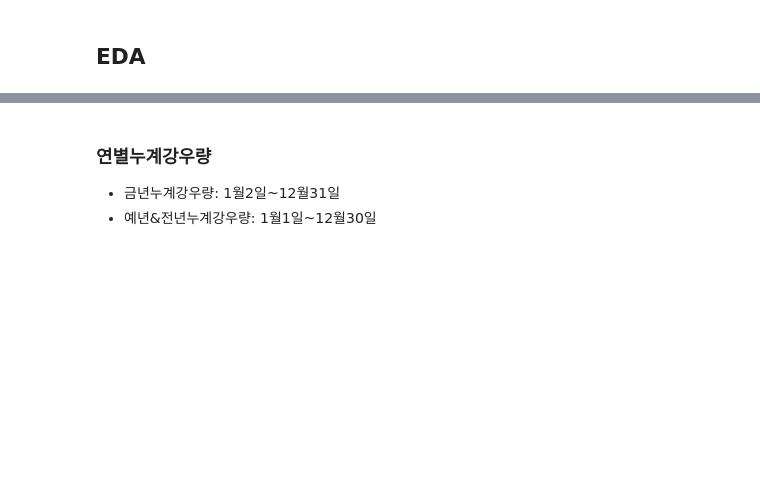
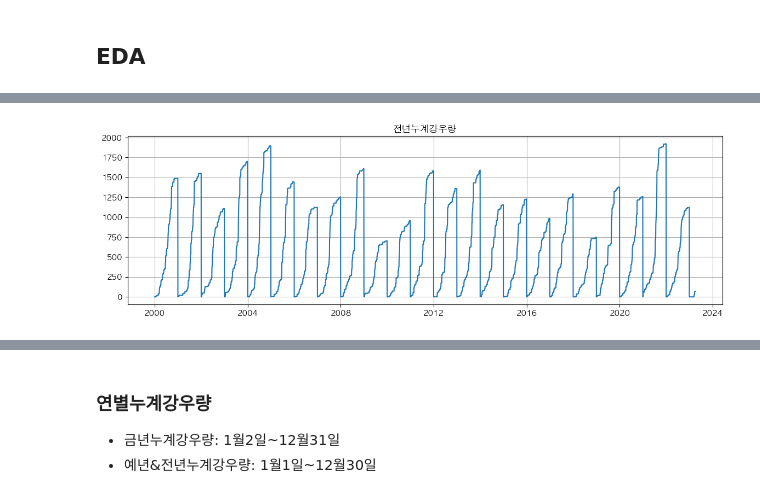
Before and after one commit to tommyjr1/2023-01-DSCapstone-InflowPrediction, a Jupyter notebook: code/eda/댐운영데이터.ipynb, the cells around one changed output, grey strips where cells are left out. Drawn from its saved outputs; the diff is of its cells as text; code cells hidden in the pictures; blank space fills up the shorter version.

```diff
--- a/code/eda/댐운영데이터.ipynb
+++ b/code/eda/댐운영데이터.ipynb
@@ -35,5 +39,7 @@ plt.show()
 # %%
-plt.plot(df['시간'], df['전년누계강우량'])
+plt.plot(df.index, df['전년누계강우량'])
 plt.title('전년누계강우량')
 plt.show()
+# %% [output]
+[figure, added]
 # %%
```
Also changed, not shown: parts of 54 cells of this notebook, 8 other files.
